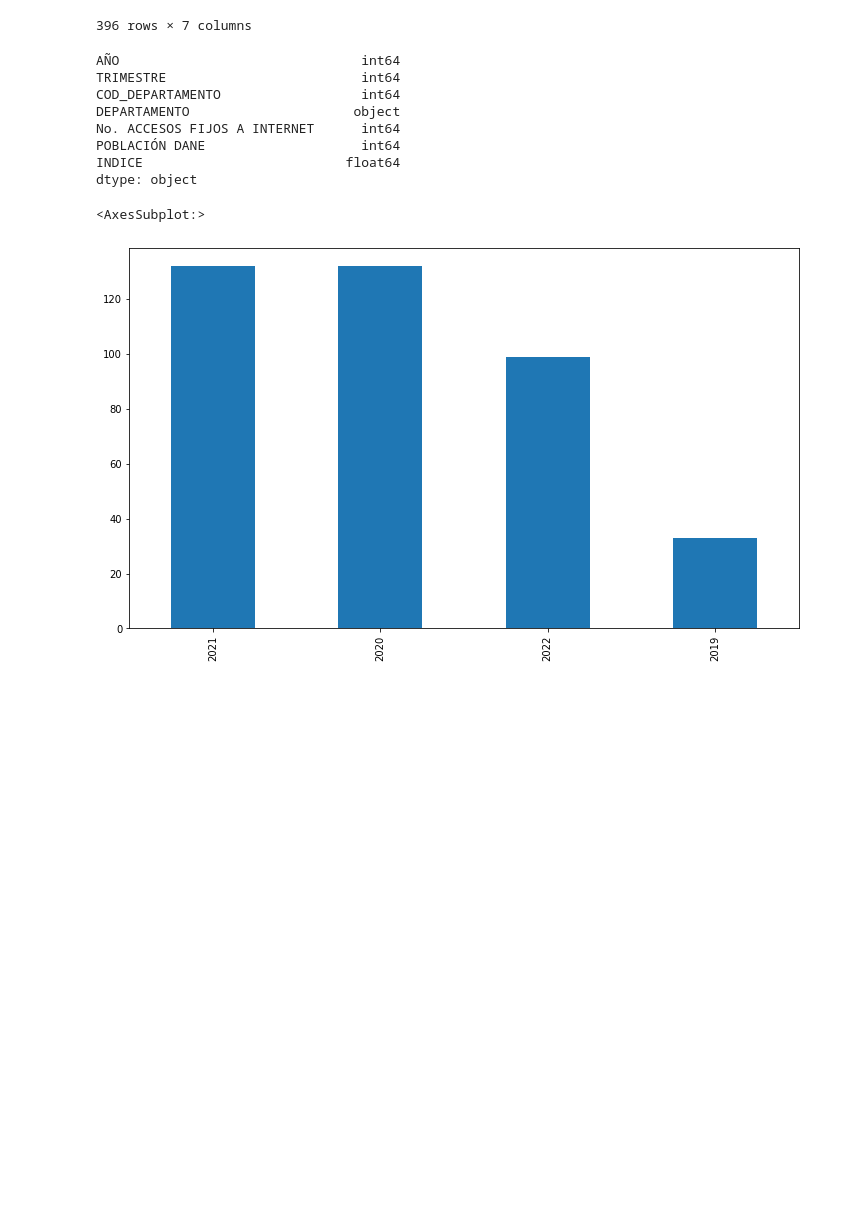
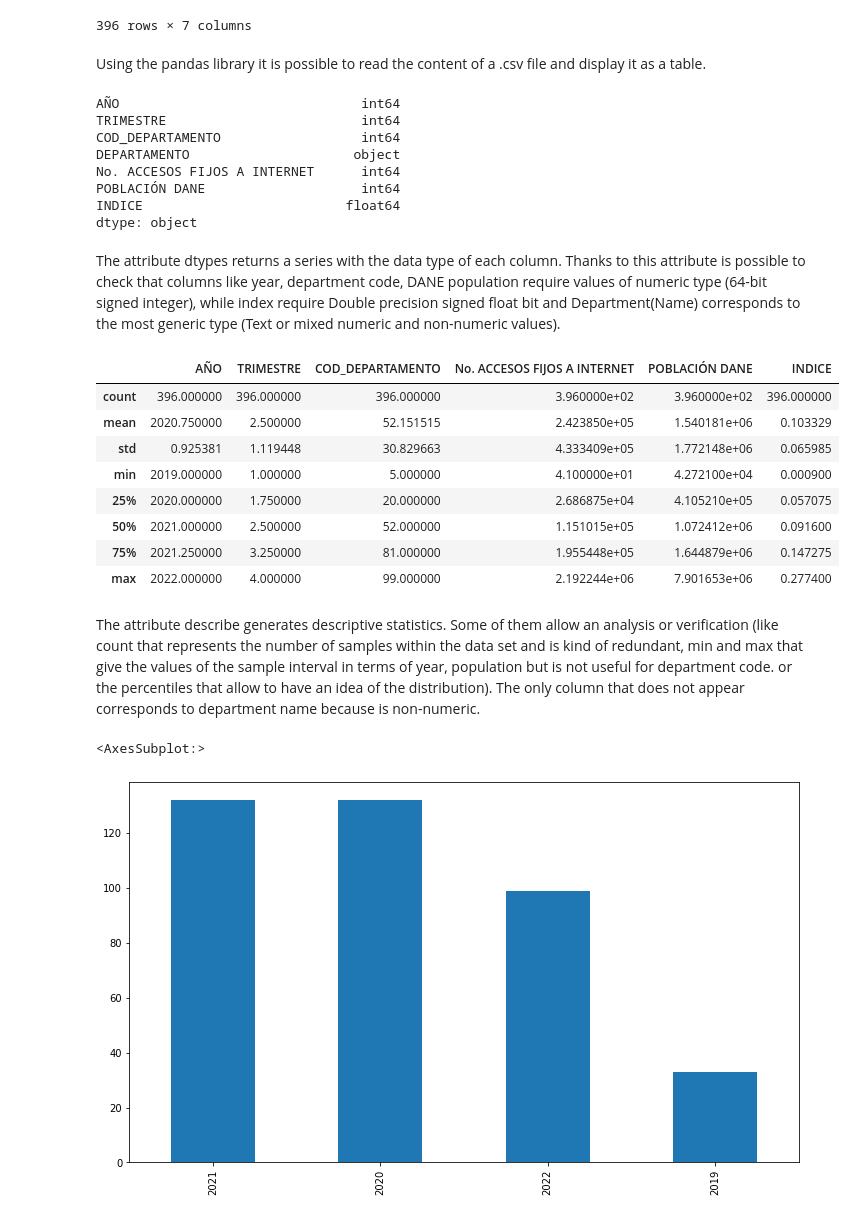
Before and after one commit to caeamayaan/AlgorithmsUN2023I, a Jupyter notebook: caeamayaan_Lab2.ipynb, the cells around one changed output. Drawn from its saved outputs; the diff is of its cells as text; code cells hidden in the pictures; blank space fills up the shorter version.

```diff
--- a/caeamayaan_Lab2.ipynb
+++ b/caeamayaan_Lab2.ipynb
@@ -1705,6 +1707,8 @@ datos
 | 394 | 2022 | 3 | 50 | META | 150682 | 1080706 | 0.1394 |
 | 395 | 2022 | 2 | 70 | SUCRE | 63102 | 972350 | 0.0649 |
 396 rows × 7 columns
+# %% [markdown]
+Using the pandas library it is possible to read the content of a .csv file and display it as a table.
 # %%
 datos.dtypes
 # %% [output]
@@ -1716,6 +1720,22 @@ No. ACCESOS FIJOS A INTERNET      int64
 POBLACIÓN DANE                    int64
 INDICE                          float64
 dtype: object
+# %% [markdown]
+The attribute dtypes returns a series with the data type of each column. Thanks to this attribute is possible to check that columns like year, department code, DANE population require values of numeric type (64-bit signed integer), while index require Double precision signed float bit and Department(Name) corresponds to the most generic type (Text or mixed numeric and non-numeric values).
+# %%
+datos.describe()
+# %% [output]
+|  | AÑO | TRIMESTRE | COD_DEPARTAMENTO | No. ACCESOS FIJOS A INTERNET | POBLACIÓN DANE | INDICE |
+| count | 396.000000 | 396.000000 | 396.000000 | 3.960000e+02 | 3.960000e+02 | 396.000000 |
+| mean | 2020.750000 | 2.500000 | 52.151515 | 2.423850e+05 | 1.540181e+06 | 0.103329 |
+| std | 0.925381 | 1.119448 | 30.829663 | 4.333409e+05 | 1.772148e+06 | 0.065985 |
+| min | 2019.000000 | 1.000000 | 5.000000 | 4.100000e+01 | 4.272100e+04 | 0.000900 |
+| 25% | 2020.000000 | 1.750000 | 20.000000 | 2.686875e+04 | 4.105210e+05 | 0.057075 |
+| 50% | 2021.000000 | 2.500000 | 52.000000 | 1.151015e+05 | 1.072412e+06 | 0.091600 |
+| 75% | 2021.250000 | 3.250000 | 81.000000 | 1.955448e+05 | 1.644879e+06 | 0.147275 |
+| max | 2022.000000 | 4.000000 | 99.000000 | 2.192244e+06 | 7.901653e+06 | 0.277400 |
+# %% [markdown]
+The attribute describe generates descriptive statistics. Some of them allow an analysis or verification (like count that represents the number of samples within the data set and is kind of redundant, min and max that give the values of the sample interval in terms of year, population but is not useful for department code. or the percentiles that allow to have an idea of the distribution). The only column that does not appear corresponds to department name because is non-numeric.
 # %%
 datos["AÑO"].value_counts().plot(kind='bar')
 # %% [output]
```
Also changed, not shown: parts of 3 cells of this notebook.
